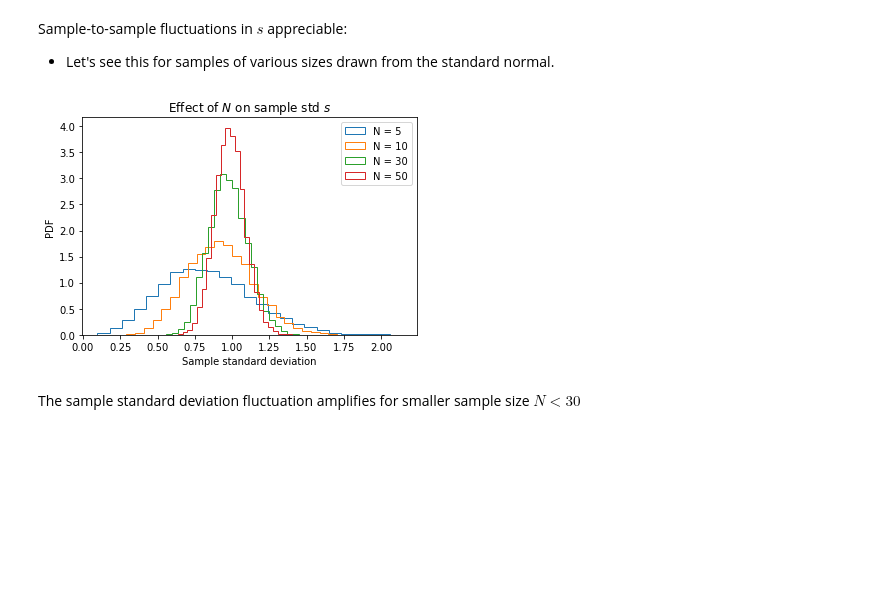
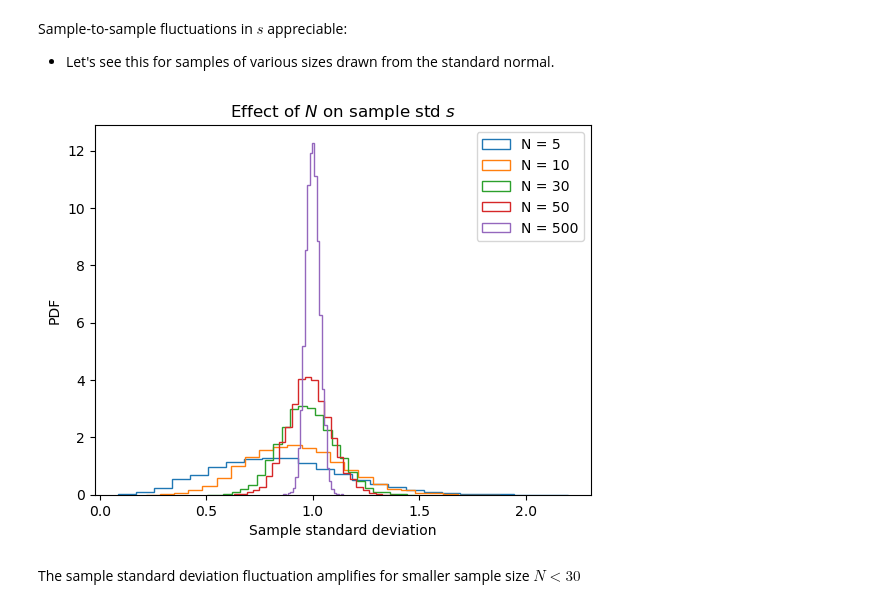
Before and after one commit to williambguo/NYC_DS_082624, a Jupyter notebook: Phase2_CIs/T-distribution and CIs.ipynb, the cells around one changed output. Cells and saved outputs as stored; diff of their text form; code cells hidden in the pictures; blank space fills up the shorter version.

```diff
--- a/Phase2_CIs/T-distribution and CIs.ipynb
+++ b/Phase2_CIs/T-distribution and CIs.ipynb
@@ -68,18 +68,18 @@ Sample-to-sample fluctuations in $s$ appreciable:
 # %%
 from scipy.stats import norm
 
-N_list = [5,10, 30,50]
+N_list = [5,10, 30,50, 500]
 for N in N_list:
     s_list = [norm.rvs(loc = 0, scale = 1, size = N).std() for trial in range(10000)]
     plt.hist(s_list, bins = 25, density = True, histtype = 'step', label = "N = " + str(N))
 
 plt.legend()
 plt.xlabel('Sample standard deviation')
 plt.ylabel('PDF')
 plt.title('Effect of $N$ on sample std $s$')
 plt.show()
 # %% [output]
-[figure, old version]
+[figure, new version]
 # %% [markdown]
 The sample standard deviation fluctuation amplifies for smaller sample size $N < 30$
 # %% [markdown]
```
Also changed, not shown: parts of 3 cells of this notebook, 23 other files.
